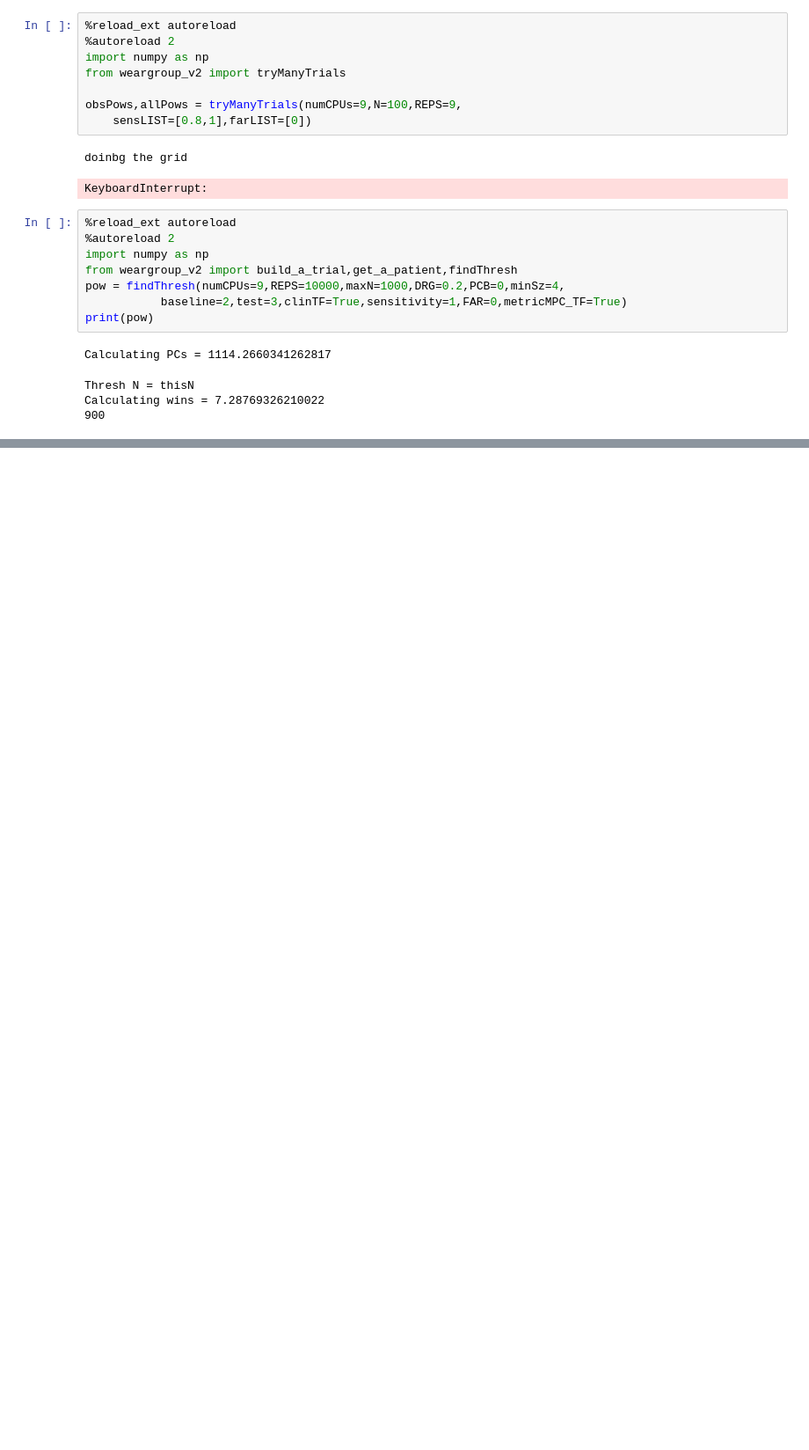
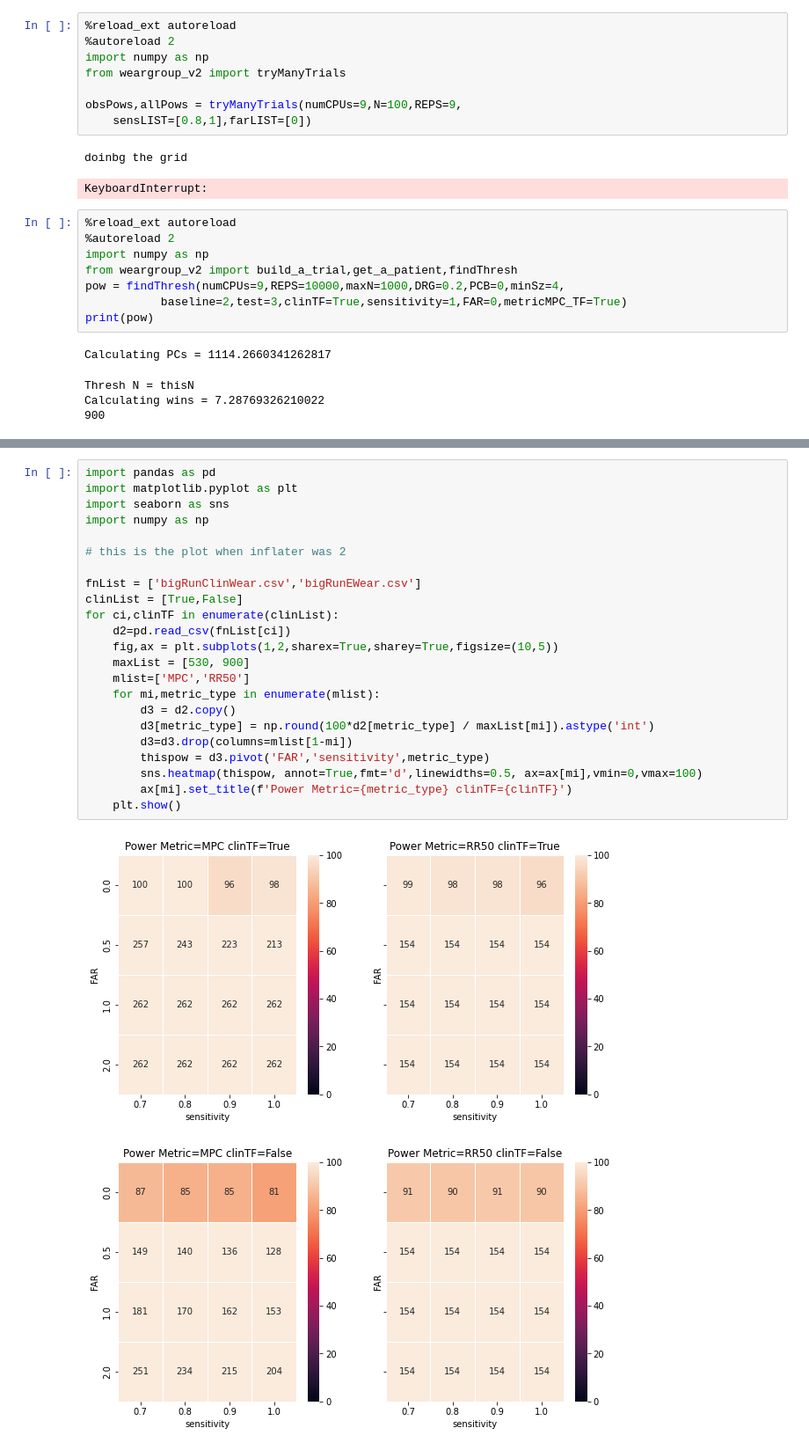
Before and after one commit to GoldenholzLab/WEARsimulator, a Jupyter notebook: playground_old.ipynb, the cells around one changed output, grey strips where cells are left out. Shown at 88% size. Cells and saved outputs as stored; diff of their text form; blank space fills up the shorter version.

```diff
--- a/playground_old.ipynb
+++ b/playground_old.ipynb
@@ -1078,0 +1726,26 @@ print(f'Threshold RR50 = {tRR} Threshold MPC = {tMP}')
+# %%
+import pandas as pd
+import matplotlib.pyplot as plt
+import seaborn as sns
+import numpy as np
+
+# this is the plot when inflater was 2
+
+fnList = ['bigRunClinWear.csv','bigRunEWear.csv']
+clinList = [True,False]
+for ci,clinTF in enumerate(clinList):
+    d2=pd.read_csv(fnList[ci])
+    fig,ax = plt.subplots(1,2,sharex=True,sharey=True,figsize=(10,5))
+    maxList = [530, 900]
+    mlist=['MPC','RR50']
+    for mi,metric_type in enumerate(mlist):
+        d3 = d2.copy()
+        d3[metric_type] = np.round(100*d2[metric_type] / maxList[mi]).astype('int')
+        d3=d3.drop(columns=mlist[1-mi])
+        thispow = d3.pivot('FAR','sensitivity',metric_type)
+        sns.heatmap(thispow, annot=True,fmt='d',linewidths=0.5, ax=ax[mi],vmin=0,vmax=100)
+        ax[mi].set_title(f'Power Metric={metric_type} clinTF={clinTF}')
+    plt.show()
+# %% [output]
+[figure, added]
+[figure, added]
```
Also changed, not shown: parts of 43 cells of this notebook, 5 other files.
